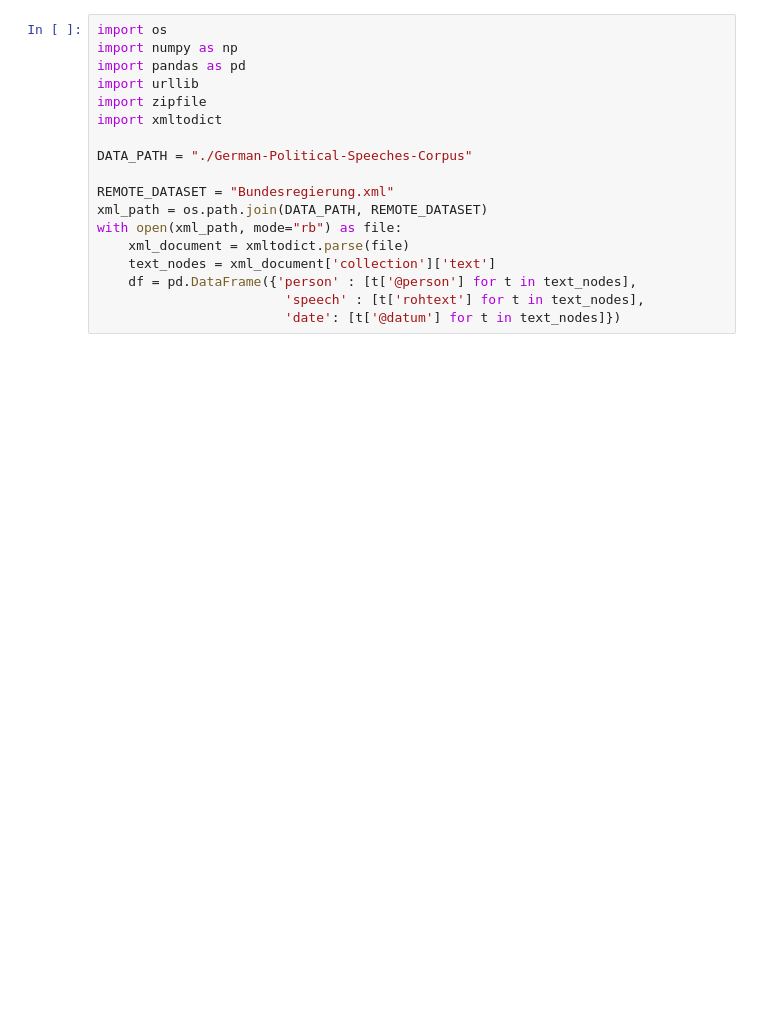
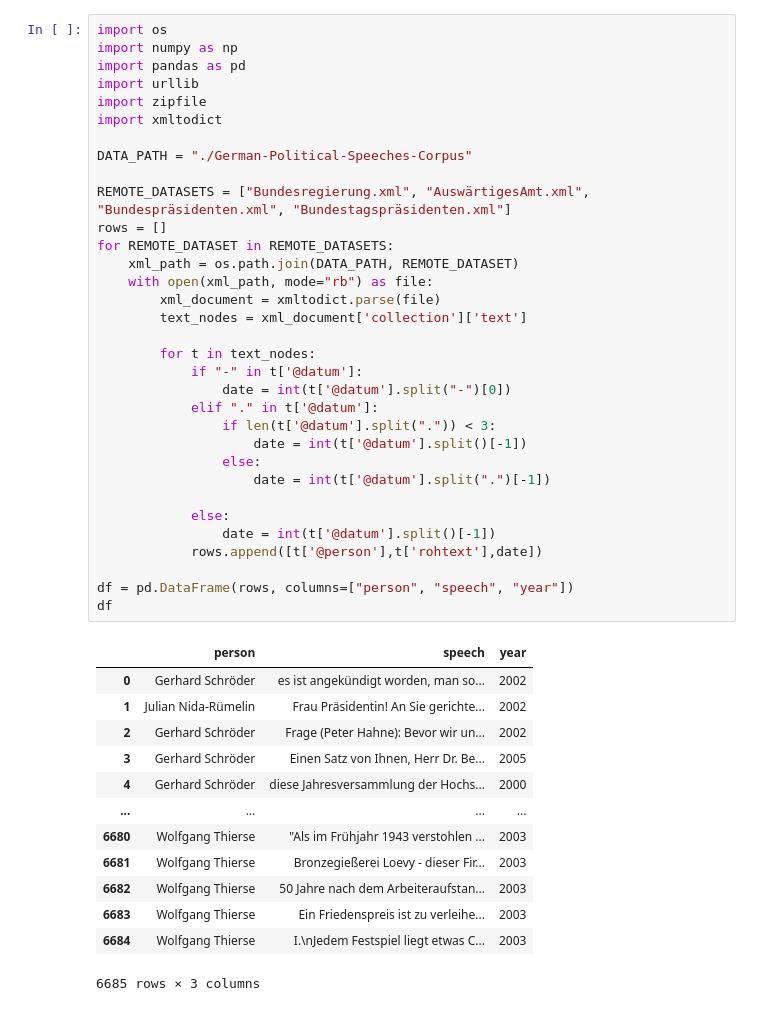
Before and after one commit to erafkin/semantics-du-reform, a Jupyter notebook: german.ipynb, the cells around one changed output. Cells and saved outputs as stored; diff of their text form; blank space fills up the shorter version.

```diff
--- a/german.ipynb
+++ b/german.ipynb
@@ -1,20 +1,49 @@
 # %%
 import os
 import numpy as np
 import pandas as pd
 import urllib
 import zipfile
 import xmltodict
 
 DATA_PATH = "./German-Political-Speeches-Corpus"
 
-REMOTE_DATASET = "Bundesregierung.xml"
-xml_path = os.path.join(DATA_PATH, REMOTE_DATASET)
-with open(xml_path, mode="rb") as file:
-    xml_document = xmltodict.parse(file)
-    text_nodes = xml_document['collection']['text']
-    df = pd.DataFrame({'person' : [t['@person'] for t in text_nodes],
-                        'speech' : [t['rohtext'] for t in text_nodes],
-                        'date': [t['@datum'] for t in text_nodes]})
+REMOTE_DATASETS = ["Bundesregierung.xml", "AuswärtigesAmt.xml", "Bundespräsidenten.xml", "Bundestagspräsidenten.xml"]
+rows = []
+for REMOTE_DATASET in REMOTE_DATASETS:
+    xml_path = os.path.join(DATA_PATH, REMOTE_DATASET)
+    with open(xml_path, mode="rb") as file:
+        xml_document = xmltodict.parse(file)
+        text_nodes = xml_document['collection']['text']
+
+        for t in text_nodes:
+            if "-" in t['@datum']:
+                date = int(t['@datum'].split("-")[0])
+            elif "." in t['@datum']:
+                if len(t['@datum'].split(".")) < 3:
+                    date = int(t['@datum'].split()[-1])
+                else:
+                    date = int(t['@datum'].split(".")[-1])
+
+            else:
+                date = int(t['@datum'].split()[-1])
+            rows.append([t['@person'],t['rohtext'],date])
+
+df = pd.DataFrame(rows, columns=["person", "speech", "year"])
+df
+# %% [output]
+|  | person | speech | year |
+| 0 | Gerhard Schröder | es ist angekündigt worden, man so... | 2002 |
+| 1 | Julian Nida-Rümelin | Frau Präsidentin! An Sie gerichte... | 2002 |
+| 2 | Gerhard Schröder | Frage (Peter Hahne): Bevor wir un... | 2002 |
+| 3 | Gerhard Schröder | Einen Satz von Ihnen, Herr Dr. Be... | 2005 |
+| 4 | Gerhard Schröder | diese Jahresversammlung der Hochs... | 2000 |
+| ... | ... | ... | ... |
+| 6680 | Wolfgang Thierse | "Als im Frühjahr 1943 verstohlen ... | 2003 |
+| 6681 | Wolfgang Thierse | Bronzegießerei Loevy - dieser Fir... | 2003 |
+| 6682 | Wolfgang Thierse | 50 Jahre nach dem Arbeiteraufstan... | 2003 |
+| 6683 | Wolfgang Thierse | Ein Friedenspreis ist zu verleihe... | 2003 |
+| 6684 | Wolfgang Thierse | I.\nJedem Festspiel liegt etwas C... | 2003 |
+6685 rows × 3 columns
 # %%
 df["du_count"] = df.apply(lambda x: sum([i.lower().split().count('du') for i in x if isinstance(i, str)]), axis=1)
```
Also changed, not shown: parts of 4 cells of this notebook, 7 other files.
